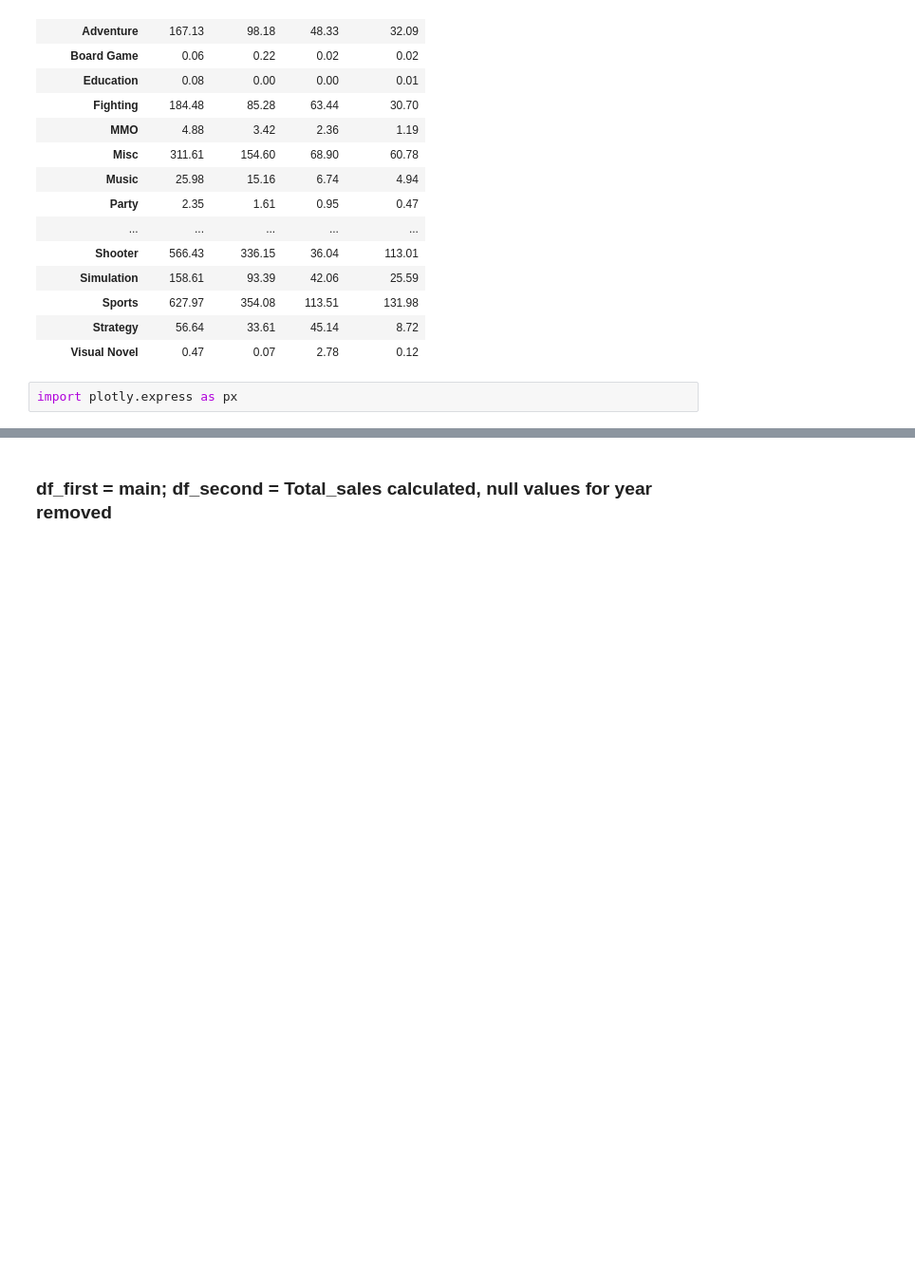
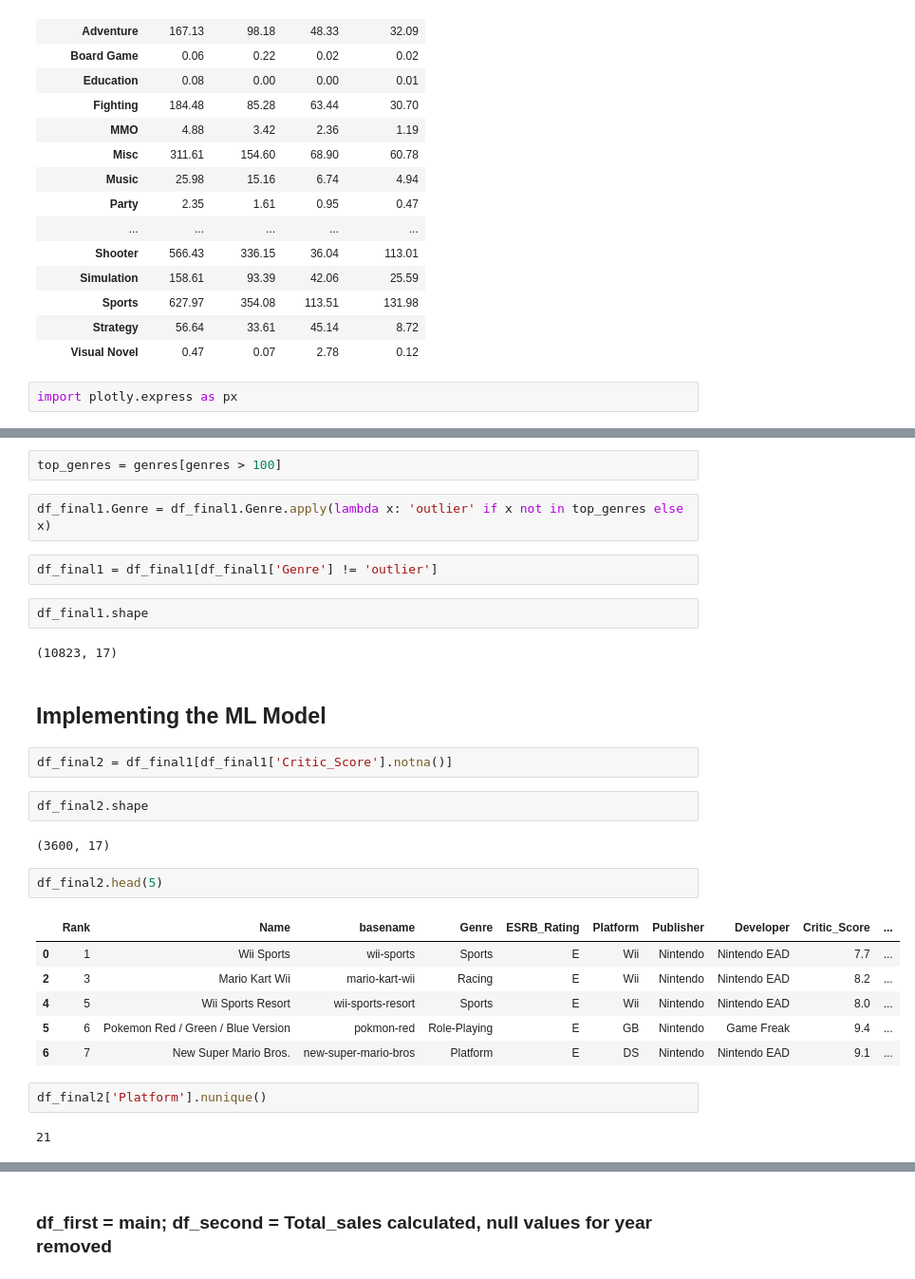
Before and after one commit to datares/gamestop, a Jupyter notebook: Analysis/videogames_prelimanalysis.ipynb, the cells around one changed output, grey strips where cells are left out. Shown at 95% size. Drawn from its saved outputs; the diff is of its cells as text; blank space fills up the shorter version.

```diff
--- a/Analysis/videogames_prelimanalysis.ipynb
+++ b/Analysis/videogames_prelimanalysis.ipynb
@@ -266,0 +428,31 @@ df_first.shape
+# %%
+top_genres = genres[genres > 100]
+# %%
+df_final1.Genre = df_final1.Genre.apply(lambda x: 'outlier' if x not in top_genres else x)
+# %%
+df_final1 = df_final1[df_final1['Genre'] != 'outlier']
+# %%
+df_final1.shape
+# %% [output]
+(10823, 17)
+# %% [markdown]
+## Implementing the ML Model
+# %%
+df_final2 = df_final1[df_final1['Critic_Score'].notna()]
+# %%
+df_final2.shape
+# %% [output]
+(3600, 17)
+# %%
+df_final2.head(5)
+# %% [output]
+|  | Rank | Name | basename | Genre | ESRB_Rating | Platform | Publisher | Developer | Critic_Score | ... |
+| 0 | 1 | Wii Sports | wii-sports | Sports | E | Wii | Nintendo | Nintendo EAD | 7.7 | ... |
+| 2 | 3 | Mario Kart Wii | mario-kart-wii | Racing | E | Wii | Nintendo | Nintendo EAD | 8.2 | ... |
+| 4 | 5 | Wii Sports Resort | wii-sports-resort | Sports | E | Wii | Nintendo | Nintendo EAD | 8.0 | ... |
+| 5 | 6 | Pokemon Red / Green / Blue Version | pokmon-red | Role-Playing | E | GB | Nintendo | Game Freak | 9.4 | ... |
+| 6 | 7 | New Super Mario Bros. | new-super-mario-bros | Platform | E | DS | Nintendo | Nintendo EAD | 9.1 | ... |
+# %%
+df_final2['Platform'].nunique()
+# %% [output]
+21
```
Also changed, not shown: parts of 61 cells of this notebook.
